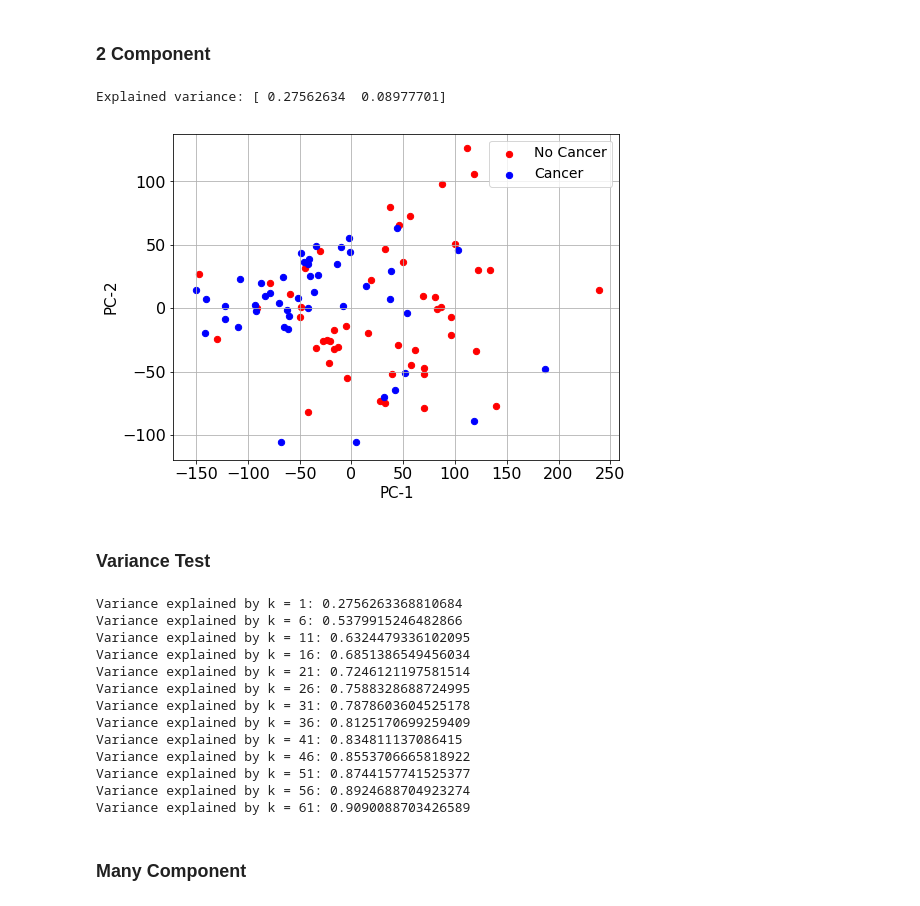
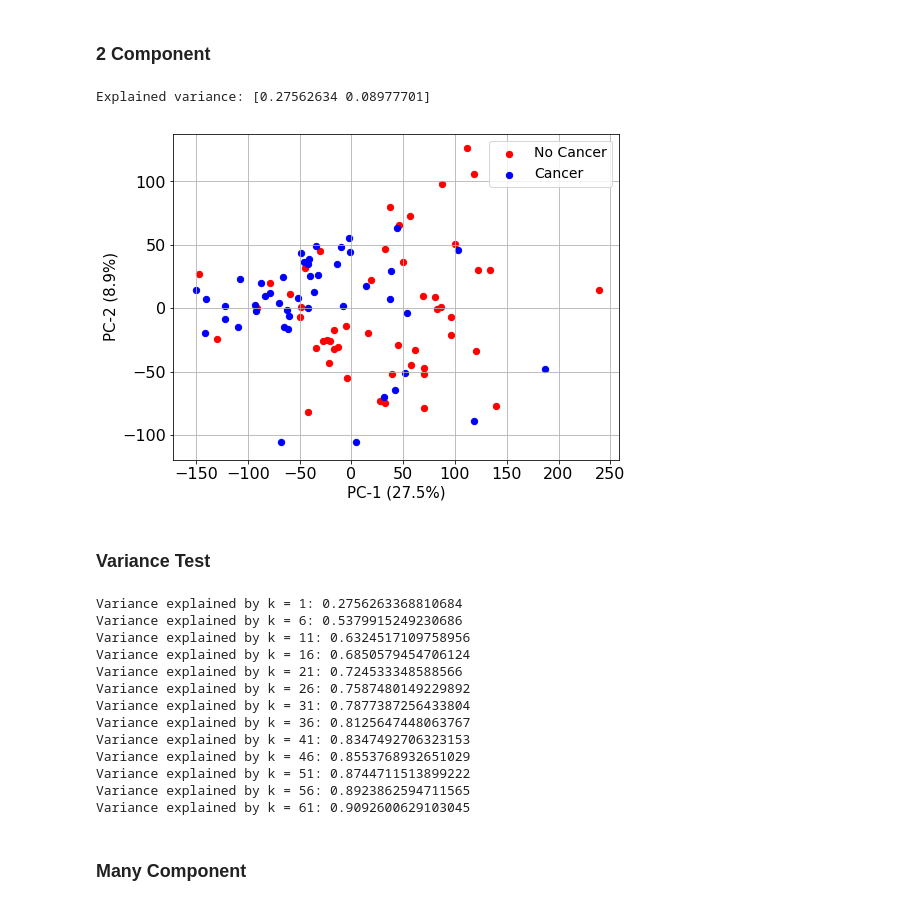
Before and after one commit to sfriedowitz/cs229_project, a Jupyter notebook: model.ipynb, the cells around one changed output. Drawn from its saved outputs; the diff is of its cells as text; code cells hidden in the pictures.

```diff
--- a/model.ipynb
+++ b/model.ipynb
@@ -65,44 +65,44 @@ train_df, test_df = sklearn.model_selection.train_test_split(mdf, test_size = 0.
 # %% [markdown]
 Running PCA and basic visualization on the training set alone. Using both the age/packyear traits, and the gene probe levels as features. Performed mean/variance standardization before feeding into the sklearn PCA algorithm.
 # %%
-x = train_df.iloc[:,1:].values
-y = train_df.iloc[:,0].values
+x_train = train_df.iloc[:,1:].values
+y_train = train_df.iloc[:,0].values
 # %%
-x = StandardScaler().fit_transform(x)
+x_train = StandardScaler().fit_transform(x)
 # %% [markdown]
 ### 2 Component
 # %%
 k = 2
 
-pca = PCA(n_components = 2)
-pca_fit = pca.fit_transform(x)
+pca = PCA(n_components = k)
+pca_fit = pca.fit_transform(x_train)
 
 print("Explained variance: {}".format(pca.explained_variance_ratio_))
 # %% [output]
-Explained variance: [ 0.27562634  0.08977701]
+Explained variance: [0.27562634 0.08977701]
 # %%
 pca_df = pd.DataFrame(data = pca_fit, columns = ['pc1', 'pc2'], index = train_df.index)
 pca_df = pd.concat([train_df["cancer"], pca_df], axis = 1)
 # %%
 fig = plt.figure(figsize = (8,6))
 
 
 ax = fig.add_subplot(1,1,1)
-ax.set_xlabel('PC-1', fontsize = 15)
-ax.set_ylabel('PC-2', fontsize = 15)
+ax.set_xlabel("PC-1 (27.5%)", fontsize = 15)
+ax.set_ylabel("PC-2 (8.9%)", fontsize = 15)
 
 colors = ['r', 'b']
 targets = [0, 1]
 
 for target, color in zip(targets,colors):
     idx = pca_df['cancer'] == target
     ax.scatter(pca_df.loc[idx, 'pc1'], pca_df.loc[idx, 'pc2'], c = color, s = 40)
 ax.legend(["No Cancer", "Cancer"])
 ax.grid()
 
 plt.savefig("images/pca_2comp.pdf")
 # %% [output]
-[figure, old version]
+[figure, new version]
 # %% [markdown]
 ### Variance Test
 # %%
@@ -111,7 +111,7 @@ k = 1
 
 while var < 0.9:
     pca = PCA(n_components = k)
-    pca_fit = pca.fit_transform(x)
+    pca_fit = pca.fit_transform(x_train)
     var = np.sum(pca.explained_variance_ratio_)
 
     print("Variance explained by k = {}: {}".format(k, var))
@@ -119,18 +119,18 @@ while var < 0.9:
     k+=5
 # %% [output]
 Variance explained by k = 1: 0.2756263368810684
-Variance explained by k = 6: 0.5379915246482866
-Variance explained by k = 11: 0.6324479336102095
-Variance explained by k = 16: 0.6851386549456034
-Variance explained by k = 21: 0.7246121197581514
-Variance explained by k = 26: 0.7588328688724995
-Variance explained by k = 31: 0.7878603604525178
-Variance explained by k = 36: 0.8125170699259409
-Variance explained by k = 41: 0.834811137086415
-Variance explained by k = 46: 0.8553706665818922
-Variance explained by k = 51: 0.8744157741525377
-Variance explained by k = 56: 0.8924688704923274
-Variance explained by k = 61: 0.9090088703426589
+Variance explained by k = 6: 0.5379915249230686
+Variance explained by k = 11: 0.6324517109758956
+Variance explained by k = 16: 0.6850579454706124
+Variance explained by k = 21: 0.724533348588566
+Variance explained by k = 26: 0.7587480149229892
+Variance explained by k = 31: 0.7877387256433804
+Variance explained by k = 36: 0.8125647448063767
+Variance explained by k = 41: 0.8347492706323153
+Variance explained by k = 46: 0.8553768932651029
+Variance explained by k = 51: 0.8744711513899222
+Variance explained by k = 56: 0.8923862594711565
+Variance explained by k = 61: 0.9092600629103045
 # %% [markdown]
 ### Many Component
 # %% [markdown]
```
Also changed, not shown: parts of 8 cells of this notebook, 1 other file.
